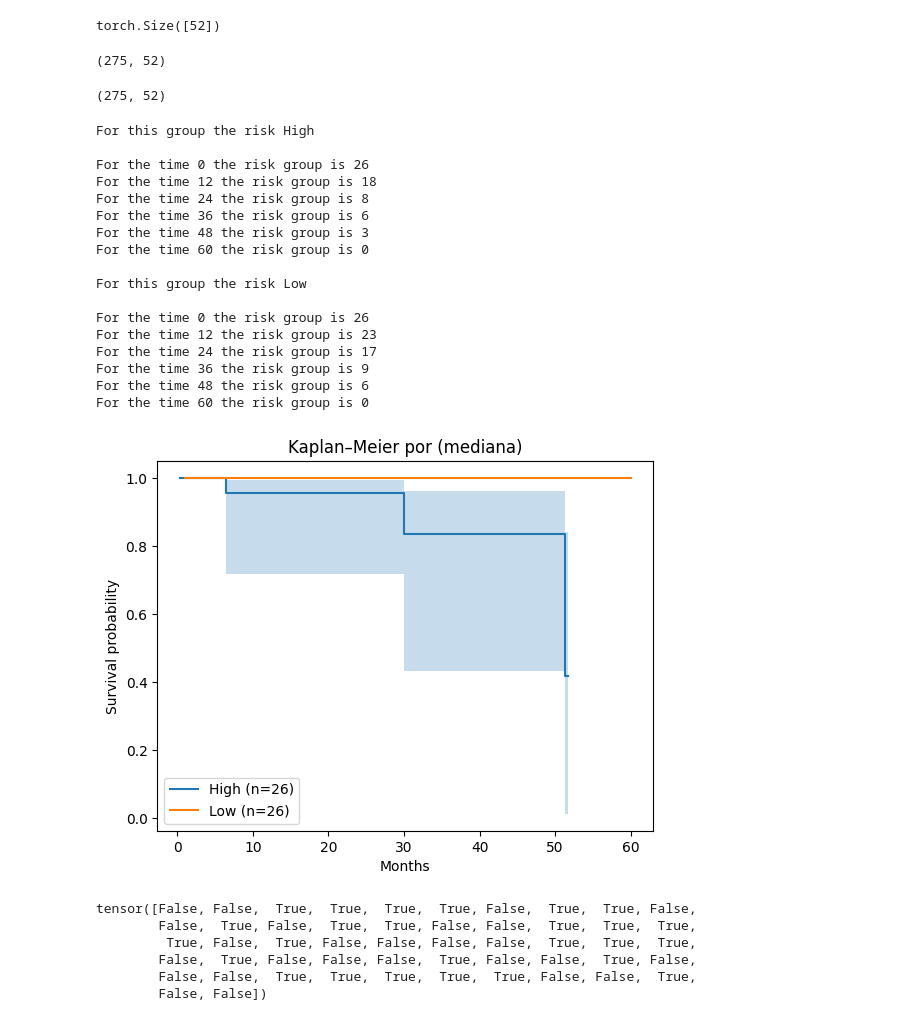
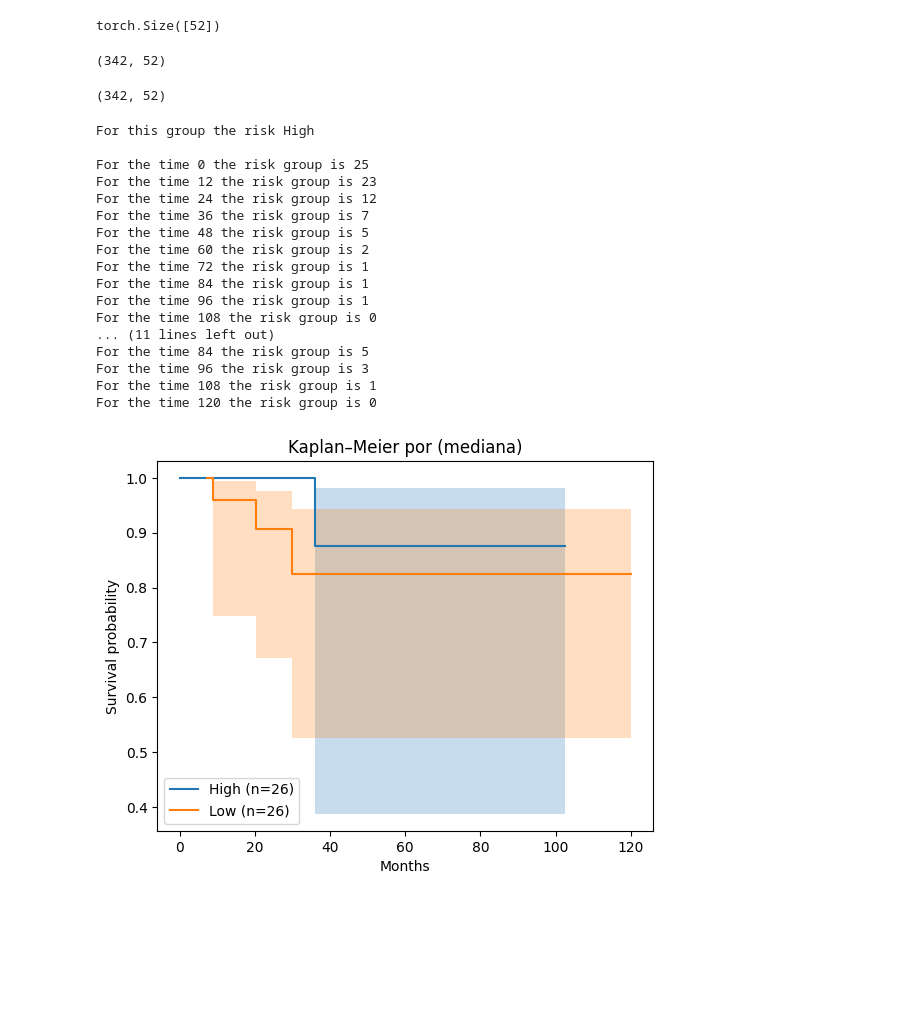
Before and after one commit to Fasmanuel2002/UPSA_Thesis_Research, a Jupyter notebook: research/notebooks/nn_Cox_limma.ipynb, the cells around one changed output. Saved outputs shown, nothing was run; the diff lists cells and outputs as text; code cells hidden in the pictures; blank space fills up the shorter version.

Commit message:
Changed to have the months and created the kapplan meier

```diff
--- a/research/notebooks/nn_Cox_limma.ipynb
+++ b/research/notebooks/nn_Cox_limma.ipynb
@@ -120,12 +120,12 @@ results_df
 | PAGE2 | 0.285851 | 0.312058 | 0.459990 | 0.754457 | 0.406439 | 12.836535 | 1.889733e-10 | 1.889733e-10 |
 1802 rows × 8 columns
 # %%
-N_GENES = 20
+N_GENES = 500
 top_genes_limma = results_df.sort_values("pvalue").index[:N_GENES]
 Torch_preprocessing = TorchPreprocessing(df_mrna_clean, df_clinical_data, N_GENES)
 Torch_preprocessing.genes_expression = top_genes_limma
 # %%
 Torch_preprocessing = TorchPreprocessing(df_mrna_clean, df_clinical_data, N_GENES)
 Torch_preprocessing.genes_expression = top_genes_limma
-X_scaled, durations, events, scaler = Torch_preprocessing.get_data_set()
+X_scaled, durations, events, scaler = Torch_preprocessing.get_data_set(120)
 # %% [output]
@@ -229,14 +231,14 @@ _ = model.compute_baseline_hazards()
 surv = model.predict_surv_df(input=test_X)
 surv.shape
 # %% [output]
-(275, 52)
+(342, 52)
 # %%
 chf = model.predict_cumulative_hazards(test_X)
 chf.shape
 #275 → número de puntos de tiempo
 #52 -> pacientes
 # %% [output]
-(275, 52)
+(342, 52)
 # %%
 risk_nn = model.net(test_X).flatten()
 
@@ -248,63 +250,51 @@ df = pd.DataFrame()
 
 thr = np.median(list_risk)
 df["group"] = np.where(risk_nn > thr, "High", "Low")
 df["duration"] = test_durations
 df["event"] = test_events
-df
 
 for g in ["High", "Low"]:
         sub = df[df["group"] == g]
         event = sub["event"].to_numpy(dtype=bool)
         time = sub["duration"].to_numpy(dtype=float)
 
-        time_points_months = np.array([0, 12, 24, 36, 48, 60])
+        time_points_months = np.array([0, 12, 24, 36, 48, 60, 72, 84, 96, 108, 120])
         at_risk = [(time > tp).sum() for tp in time_points_months]
         print(f"\nFor this group the risk {g}\n")
         x = [(time, risk) for time,risk in zip(time_points_months, at_risk)]
         for i, _ in enumerate(x):
             print(f"For the time {x[i][0]} the risk group is {x[i][1]}")
 
         event_60_month = event.copy()
-        event_60_month[time > 60] = False
-        time_60_months = np.minimum(time, 60)
+        event_60_month[time > 120] = False
+        time_60_months = np.minimum(time, 120)
         time, prob_survival, conf_int = kaplan_meier_estimator(event_60_month, time_60_months, conf_type="log-log")  # type: ignore # event True=evento, False=censura
         plt.step(time, prob_survival, where="post", label=f"{g} (n={len(sub)})")
         plt.fill_between(time, conf_int[0], conf_int[1], alpha=0.25, step="post")
 plt.xlabel("Months")
 plt.ylabel("Survival probability")
 plt.title(f"Kaplan–Meier por (mediana)")
 plt.legend()
 plt.show()
 # %% [output]
 For this group the risk High
 
-For the time 0 the risk group is 26
-For the time 12 the risk group is 18
-For the time 24 the risk group is 8
-For the time 36 the risk group is 6
-For the time 48 the risk group is 3
-For the time 60 the risk group is 0
-
-For this group the risk Low
-
-For the time 0 the risk group is 26
+For the time 0 the risk group is 25
 For the time 12 the risk group is 23
-For the time 24 the risk group is 17
-For the time 36 the risk group is 9
-For the time 48 the risk group is 6
-For the time 60 the risk group is 0
+For the time 24 the risk group is 12
+For the time 36 the risk group is 7
+For the time 48 the risk group is 5
+For the time 60 the risk group is 2
+For the time 72 the risk group is 1
+For the time 84 the risk group is 1
+For the time 96 the risk group is 1
+For the time 108 the risk group is 0
+... (11 lines left out)
+For the time 84 the risk group is 5
+For the time 96 the risk group is 3
+For the time 108 the risk group is 1
+For the time 120 the risk group is 0
-[figure, old version]
+[figure, new version]
-# %%
-time, prob_survival, conf_int = kaplan_meier_estimator(event_60_month, time_60_months, conf_type="log-log")  # type: ignore # event True=evento, False=censura
-plt.step(time, prob_survival, where="post", label=f"{g} (n={len(sub)})")
-plt.fill_between(time, conf_int[0], conf_int[1], alpha=0.25, step="post")
-# %% [output]
-tensor([False, False,  True,  True,  True,  True, False,  True,  True, False,
-        False,  True, False,  True,  True, False, False,  True,  True,  True,
-         True, False,  True, False, False, False, False,  True,  True,  True,
-        False,  True, False, False, False,  True, False, False,  True, False,
-        False, False,  True,  True,  True,  True,  True, False, False,  True,
-        False, False])
 # %%
 surv.iloc[:, 50].plot()
 plt.ylabel('S(t | x)')
```
Also changed, not shown: parts of 13 cells of this notebook, 1 other file.
